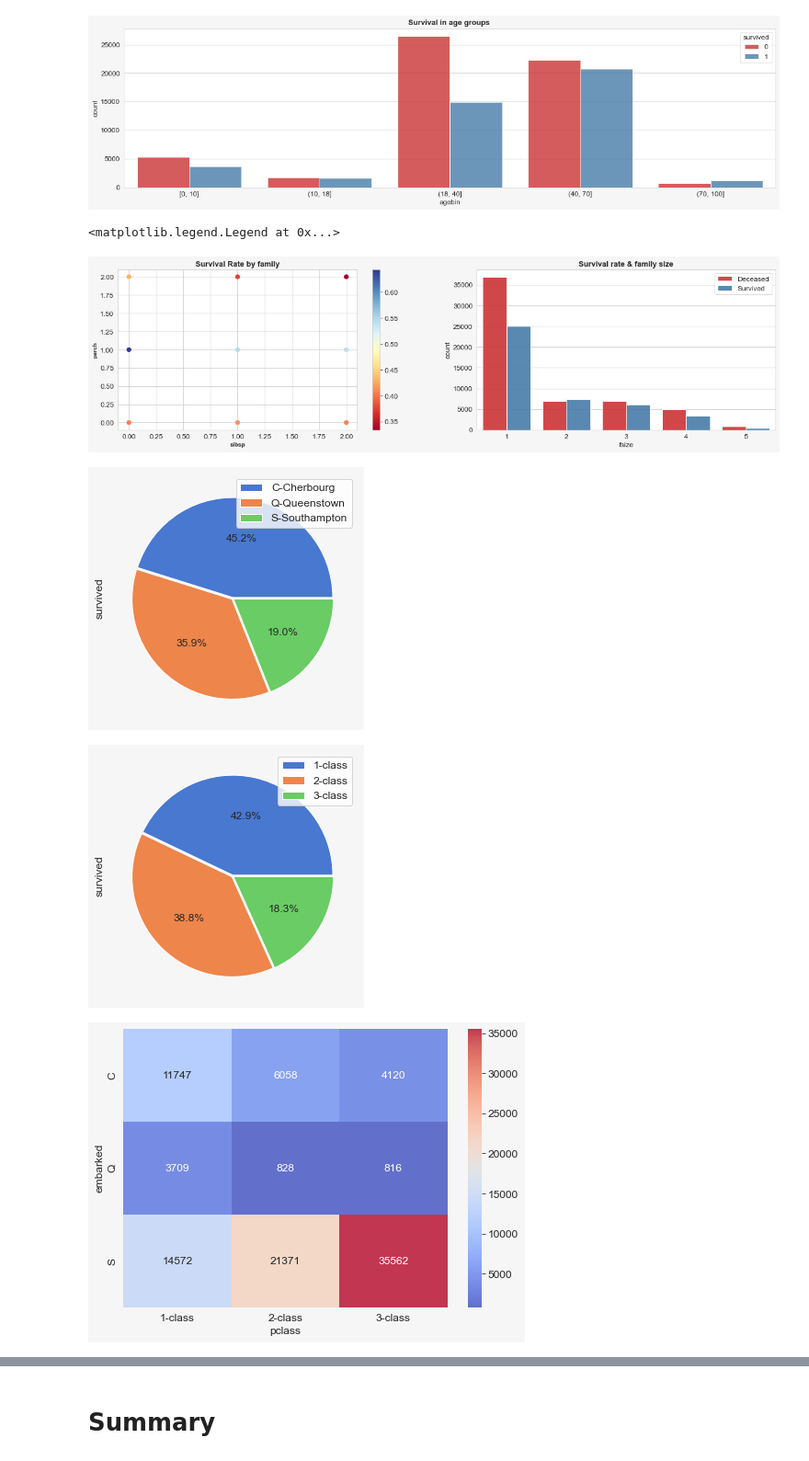
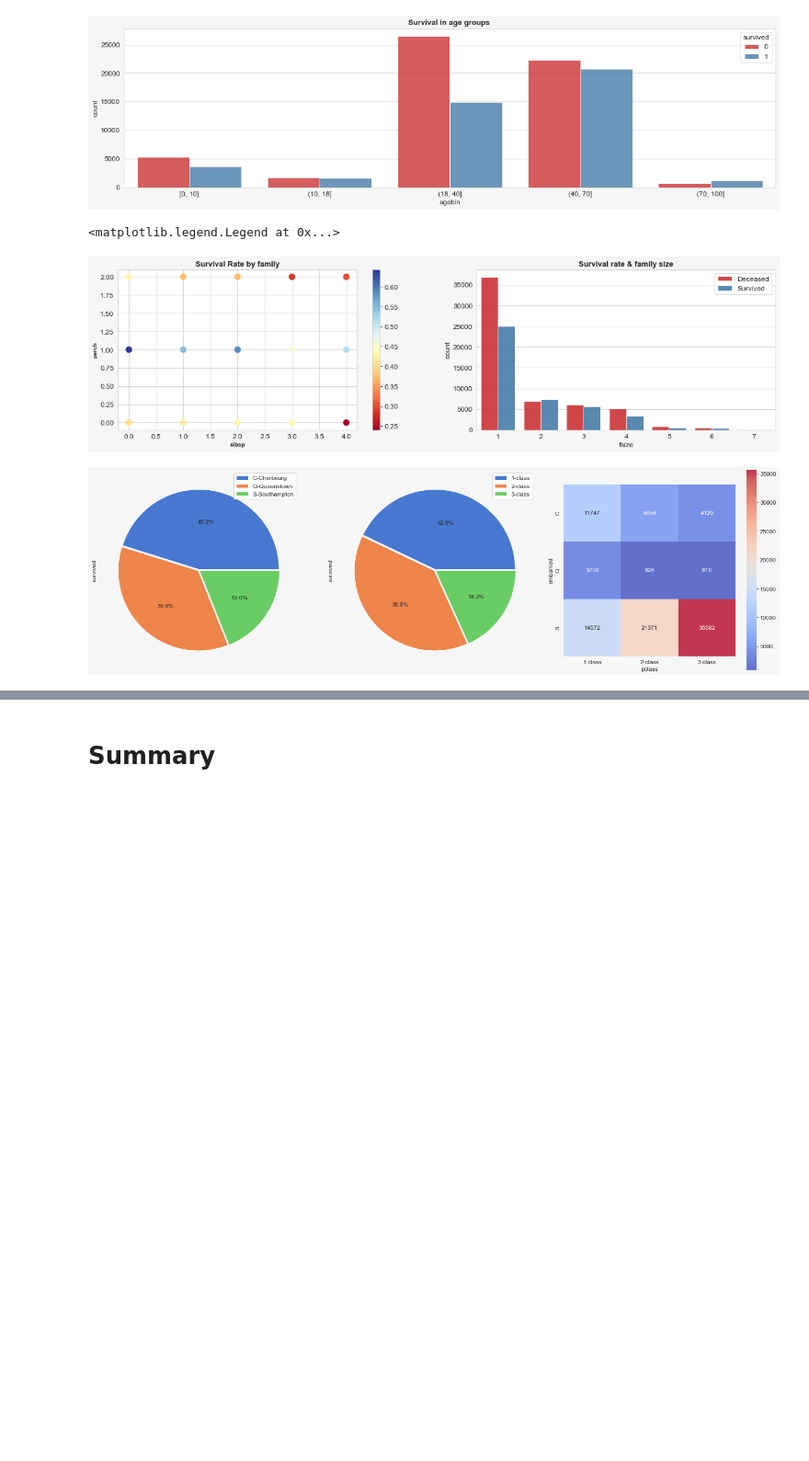
Before and after one commit to kastrubait/ml-intro-2022Q1, a Jupyter notebook: task-2_data_exploration.ipynb, the cells around one changed output, grey strips where cells are left out. Shown at 92% size. Drawn from its saved outputs; the diff is of its cells as text; code cells hidden in the pictures; blank space fills up the shorter version.

```diff
--- a/task-2_data_exploration.ipynb
+++ b/task-2_data_exploration.ipynb
@@ -359,15 +359,15 @@ plt.show()
 # Exploring sibsp and parch features and there combination into "family sizes."
 # In looks like those passengers travelling without any other family members (fsize==1) survive somewhat less frequently.
 
-train_df['sibsp'] = np.clip(train_df['sibsp'], 0, 2)
-train_df['parch'] = np.clip(train_df['parch'], 0, 2)
+train_df['sibsp'] = np.clip(train_df['sibsp'], 0, 4)
+train_df['parch'] = np.clip(train_df['parch'], 0, 4)
 train_df['fsize'] = train_df['sibsp'] + train_df['parch'] + 1
 
 data = train_df.groupby(['sibsp','parch'], as_index=False)['survived'].mean()
 
 plt.figure(figsize=(20, 5))
 plt.subplot(1, 2, 1)
-sc0 = plt.scatter(data['sibsp'], data['parch'], s=50, c=data['survived'], cmap=plt.cm.get_cmap('RdYlBu'))
+sc0 = plt.scatter(data['sibsp'], data['parch'], s=100, c=data['survived'], cmap=plt.cm.get_cmap('RdYlBu'))
 plt.xlabel('sibsp', fontsize=10, weight='bold')
 plt.ylabel('parch', fontsize=10, weight='bold')
 plt.title('Survival Rate by family', fontsize=13, weight='bold')
@@ -380,43 +380,40 @@ plt.ylabel('count')
 plt.legend(labels=['Deceased', 'Survived'])
 # %% [output]
 <matplotlib.legend.Legend at 0x...>
-[figure, old version]
+[figure, new version]
 # %%
 # Exploring class & embarked features
 
 embarked_data = train_df.pivot_table(values=['survived'], index='embarked')
 pclass_data = train_df.pivot_table(values=['survived'], index='pclass')
-embarked_pcl= train_df.groupby('embarked')['pclass'].value_counts().reset_index(name="number")
+embarked_pcl= train_df.groupby('embarked')['pclass'].value_counts().reset_index(name='number')
 comb_data = pd.pivot(embarked_pcl, index='embarked', columns='pclass', values='number') \
     .reset_index() \
     .rename(columns={1:'1-class', 2:'2-class', 3:'3-class'})
 #print(comb_data)
 
-plt.figure(figsize=(20, 5))
+plt.figure(figsize=(20, 6))
 plt.subplot(1, 3, 1)
 embarked_data['survived'].plot.pie(explode=[0.01,0.01,0.01], labels = ['','',''], autopct='%1.1f%%')
 plt.legend(labels=['C-Cherbourg', 'Q-Queenstown', 'S-Southampton'])
-plt.show()
 
 plt.subplot(1, 3, 2)
 pclass_data['survived'].plot.pie(explode=[0.01,0.01,0.01], labels = ['','',''], autopct='%1.1f%%')
 plt.legend(labels=['1-class', '2-class', '3-class'])
-plt.show()
 
 plt.subplot(1, 3, 3)
-s = sns.heatmap(comb_data[['1-class', '2-class', '3-class']],
-    annot=True, fmt="d",
+sns.heatmap(comb_data[['1-class', '2-class', '3-class']],
+    annot=True, fmt='d',
     xticklabels='auto',
     yticklabels=comb_data['embarked'],
     alpha=0.8,
-    cmap= 'coolwarm')
-s.set_ylabel('embarked')
+    cmap= 'coolwarm',
+    square=True)
+plt.ylabel('embarked')
 plt.tight_layout()
 
 # The survival rate of 3rd class passengers is lower than the rest. The largest number of 3rd class passengers bought tickets at
 # the Port of Southampton (Embarked==S). It appears that exiting this port has a much lower survivability than exiting other locations.
 # %% [output]
-[figure, old version]
+[figure, new version]
-[figure, removed]
-[figure, removed]
 # %%
```
Also changed, not shown: parts of 4 cells of this notebook.
